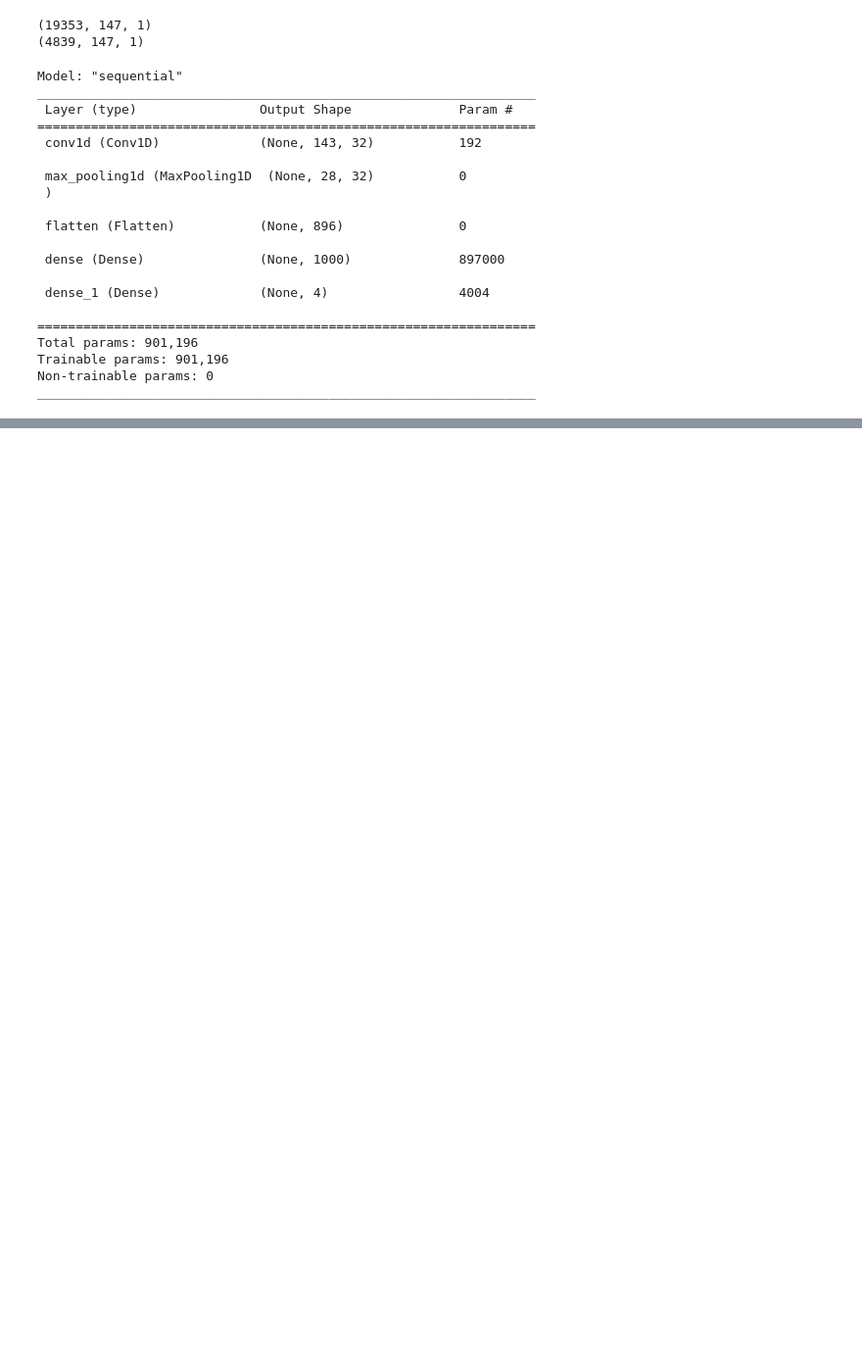
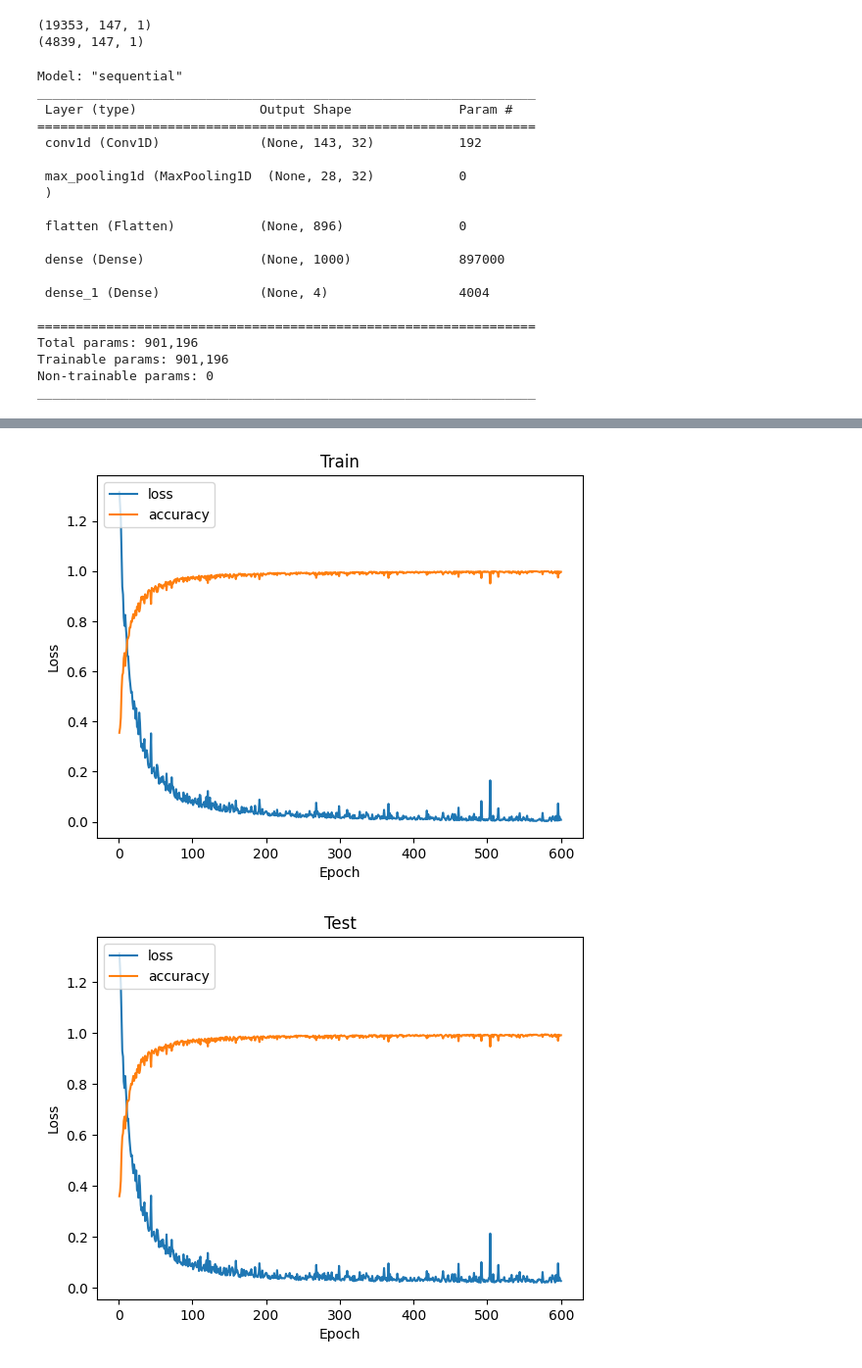
Before and after one commit to IshuGupta02/Wheat-Classification-Mean-Spectra, a Jupyter notebook: CNN_wheat_12_var_avg_new.ipynb, the cells around one changed output, grey strips where cells are left out. Shown: that part at 98% size. Drawn from its saved outputs; the diff is of its cells as text; code cells hidden in the pictures; blank space fills up the shorter version.

Commit message:
run CNN for MSC 600 epochs 12_var_avg_new to get 99.94% (558th epoch) and 99.50% (579th epoch)

```diff
--- a/CNN_wheat_12_var_avg_new.ipynb
+++ b/CNN_wheat_12_var_avg_new.ipynb
@@ -193 +193,14 @@ accuracy    354
 dtype: int64
+# %%
+for x in range(400,600):
+    print("\nEpoch: ",x+1)
+    history = model.fit(X_train ,y_train ,batch_size=BATCH_SIZE ,epochs=1, verbose=2, shuffle=True)
+    if history_dataframe.size == 0:
+        history_dataframe = pd.DataFrame.from_dict(history.history)
+    else:
+        history_dataframe = pd.concat([history_dataframe,pd.DataFrame.from_dict(history.history)],axis=0,ignore_index=True)
+
+    print("for training")
+    train_eva.append(model.evaluate(X_train,y_train))
+    print("for testing")
+    test_eva.append(model.evaluate(X_test, y_test))
@@ -193,0 +225,9 @@ dtype: int64
+# %%
+train_eva_df = pd.DataFrame(train_eva,columns=['loss','accuracy'])
+test_eva_df = pd.DataFrame(test_eva,columns=['loss','accuracy'])
+# %%
+plot_graph(train_eva_df,'Train','Epoch','Loss',['loss','accuracy'])
+plot_graph(test_eva_df,'Test','Epoch','Loss',['loss','accuracy'])
+# %% [output]
+[figure, added]
+[figure, added]
```
Also changed, not shown: parts of 13 cells of this notebook.
